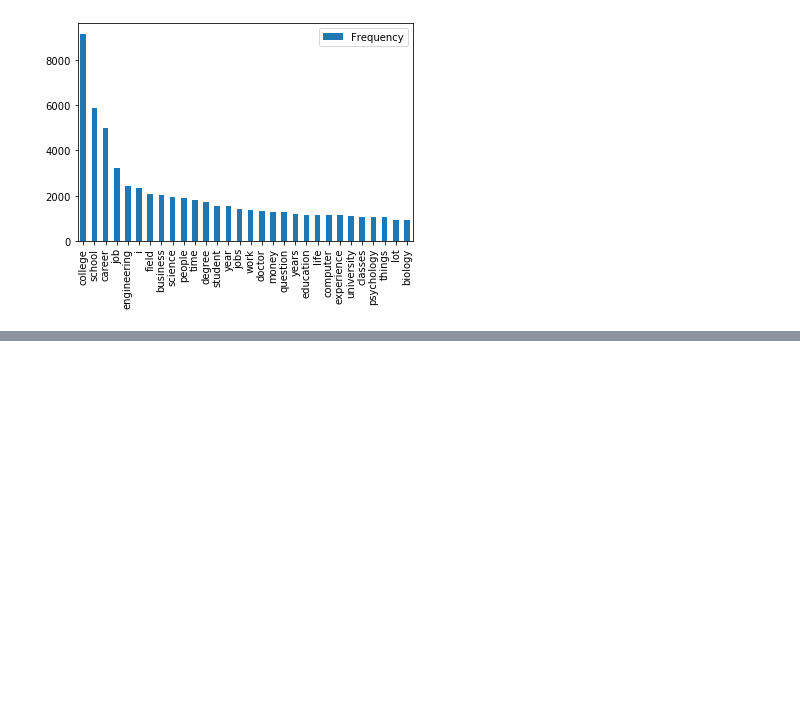
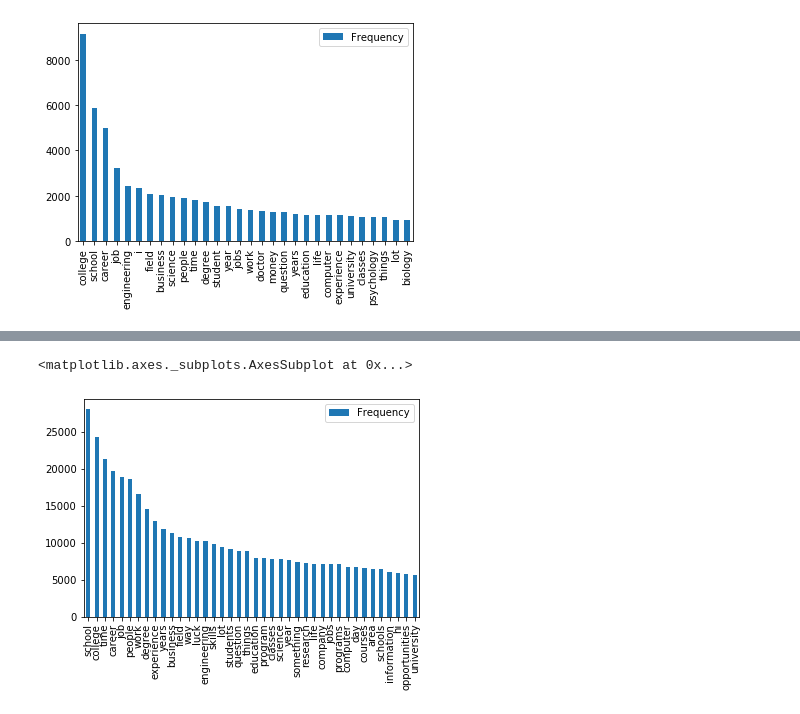
Before and after one commit to alisonn/gdso_2019, a Jupyter notebook: exploratory_data_analysis.ipynb, the cells around one changed output, grey strips where cells are left out. Cells and saved outputs as stored; diff of their text form; code cells hidden in the pictures; blank space fills up the shorter version.

Commit message:
fixed idNounsFromText and added answers as part of analysis

```diff
--- a/exploratory_data_analysis.ipynb
+++ b/exploratory_data_analysis.ipynb
@@ -198,7 +200,7 @@ def idNounsFromText(words, t) -> dict:
                 words[current] += 1
             else:
                 words[current] = 1
-    return w
+    return words
 w = {}
 w = idNounsFromText(w, a)
 # %% [output]
@@ -233,0 +236,8 @@ College, school, jobs, engineering/STEM seem to be big in the students' question
+# %%
+c = 'answers_body'
+temp = answ[:10]
+temp.head()
+x = getBodyText(answ, 'answers_body')
+# %%
+d = {}
+d = idNounsFromText(d, x)
@@ -233,0 +247,3 @@ College, school, jobs, engineering/STEM seem to be big in the students' question
+# %%
+answ_df = pd.DataFrame.from_records([d], index=l).T
+print(answ_df.sort_values(by='Frequency', ascending= False).head(10))
@@ -233,0 +262,6 @@ College, school, jobs, engineering/STEM seem to be big in the students' question
+# %%
+answ_top = (answ_df.sort_values(by='Frequency', ascending= False).head(40))
+answ_top.plot.bar(y='Frequency')
+# %% [output]
+<matplotlib.axes._subplots.AxesSubplot at 0x...>
+[figure, added]
```
Also changed, not shown: parts of 6 cells of this notebook.
